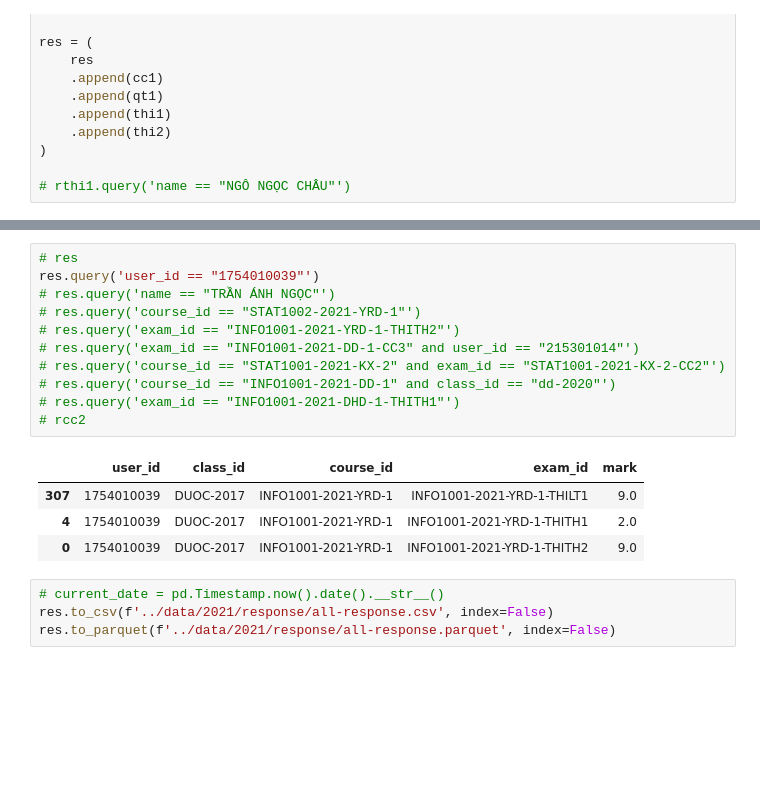
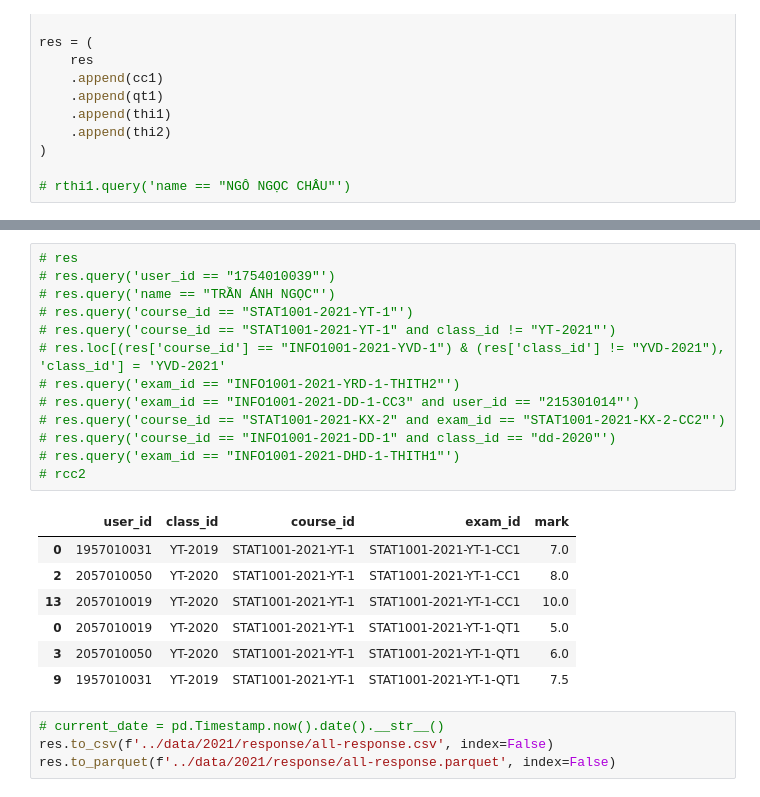
Before and after one commit to pham-k/xu-ly-diem, a Jupyter notebook: notebook/all_res.ipynb, the cells around one changed output, grey strips where cells are left out. Saved outputs shown, nothing was run; the diff lists cells and outputs as text; blank space fills up the shorter version.

Commit message:
Add INFO1001-2021-YVD-1, STAT1001-2021-KT-2, STAT1001-2021-YT-1

```diff
--- a/notebook/all_res.ipynb
+++ b/notebook/all_res.ipynb
@@ -656,19 +766,24 @@ res = (
 # %%
 # res
-res.query('user_id == "1754010039"')
+# res.query('user_id == "1754010039"')
 # res.query('name == "TRẦN ÁNH NGỌC"')
-# res.query('course_id == "STAT1002-2021-YRD-1"')
+# res.query('course_id == "STAT1001-2021-YT-1"')
+# res.query('course_id == "STAT1001-2021-YT-1" and class_id != "YT-2021"')
+# res.loc[(res['course_id'] == "INFO1001-2021-YVD-1") & (res['class_id'] != "YVD-2021"), 'class_id'] = 'YVD-2021'
 # res.query('exam_id == "INFO1001-2021-YRD-1-THITH2"')
 # res.query('exam_id == "INFO1001-2021-DD-1-CC3" and user_id == "215301014"')
 # res.query('course_id == "STAT1001-2021-KX-2" and exam_id == "STAT1001-2021-KX-2-CC2"')
 # res.query('course_id == "INFO1001-2021-DD-1" and class_id == "dd-2020"')
 # res.query('exam_id == "INFO1001-2021-DHD-1-THITH1"')
 # rcc2
 # %% [output]
 |  | user_id | class_id | course_id | exam_id | mark |
-| 307 | 1754010039 | DUOC-2017 | INFO1001-2021-YRD-1 | INFO1001-2021-YRD-1-THILT1 | 9.0 |
-| 4 | 1754010039 | DUOC-2017 | INFO1001-2021-YRD-1 | INFO1001-2021-YRD-1-THITH1 | 2.0 |
-| 0 | 1754010039 | DUOC-2017 | INFO1001-2021-YRD-1 | INFO1001-2021-YRD-1-THITH2 | 9.0 |
+| 0 | 1957010031 | YT-2019 | STAT1001-2021-YT-1 | STAT1001-2021-YT-1-CC1 | 7.0 |
+| 2 | 2057010050 | YT-2020 | STAT1001-2021-YT-1 | STAT1001-2021-YT-1-CC1 | 8.0 |
+| 13 | 2057010019 | YT-2020 | STAT1001-2021-YT-1 | STAT1001-2021-YT-1-CC1 | 10.0 |
+| 0 | 2057010019 | YT-2020 | STAT1001-2021-YT-1 | STAT1001-2021-YT-1-QT1 | 5.0 |
+| 3 | 2057010050 | YT-2020 | STAT1001-2021-YT-1 | STAT1001-2021-YT-1-QT1 | 6.0 |
+| 9 | 1957010031 | YT-2019 | STAT1001-2021-YT-1 | STAT1001-2021-YT-1-QT1 | 7.5 |
 # %%
 # current_date = pd.Timestamp.now().date().__str__()
 res.to_csv(f'../data/2021/response/all-response.csv', index=False)
```
Also changed, not shown: parts of 4 cells of this notebook, 5 other files.
